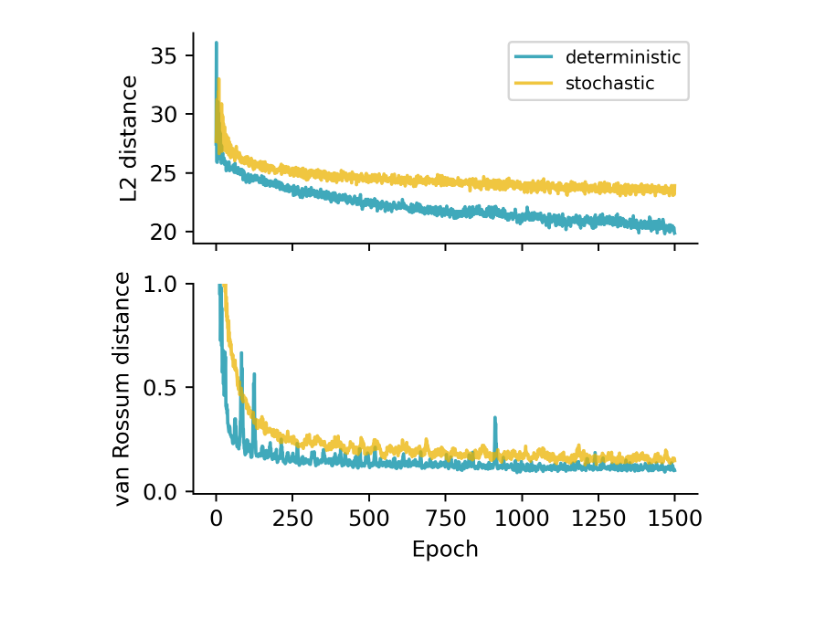
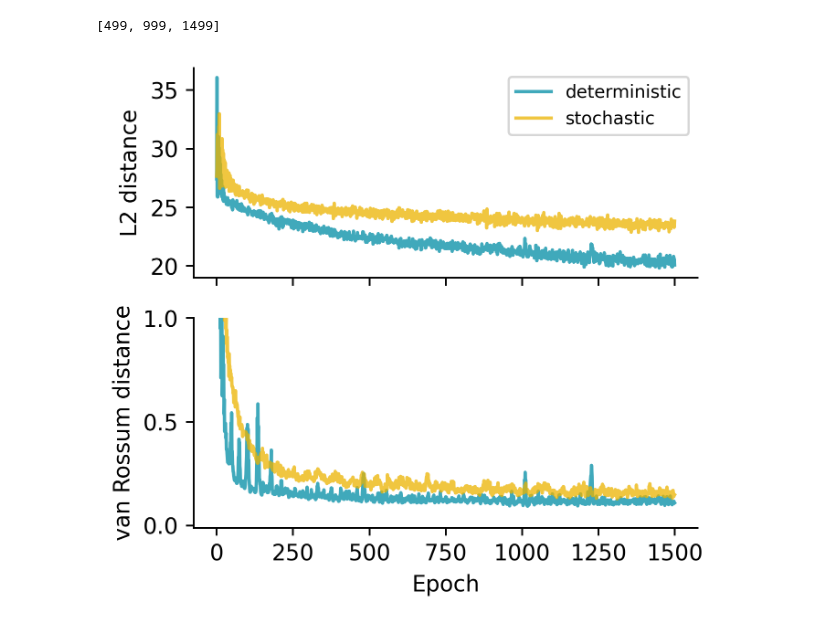
Before and after one commit to fmi-basel/surrogate-gradient-theory, a Jupyter notebook: Spike_train_matching/analysis/loss.ipynb, the cells around one changed output. Cells and saved outputs as stored; diff of their text form; code cells hidden in the pictures.

```diff
--- a/Spike_train_matching/analysis/loss.ipynb
+++ b/Spike_train_matching/analysis/loss.ipynb
@@ -15,5 +9,16 @@ epochs = [499, 999, 1499]
+# %%
+methods = ["superspike", "stochasticsuperspike"]
+dataset = "oxford"
+
+nb_epochs = 1500
+logging_freq = 500
+
+epochs = [e-1 for e in range(logging_freq, nb_epochs+1, logging_freq)]
+print(epochs)
+# %% [output]
+[499, 999, 1499]
 # %%
-path = "../experiments/Runs/{}/dataset=oxford/2024-04-24/{}/data"
+path = "../experiments/Runs/{}/dataset=oxford/Example/data"
 
 colors = {
     "stochasticsuperspike": "#EBB400",
@@ -28,26 +33,26 @@ data_path = "../experiments/dataset/{}.png".format(dataset)
 # %%
 fig, ax = plt.subplots(2,1, figsize=(4,3.6), dpi=350, sharex=True)
 
-for method, time in zip(methods, times):
-    m_vRd = np.concatenate([np.load(os.path.join(path.format(method, time), "loss_hist_vRd_{}.npy".format(epoch))) for epoch in epochs])
-    m_L2 = np.concatenate([np.load(os.path.join(path.format(method, time), "loss_hist_L2_{}.npy".format(epoch))) for epoch in epochs])
+for method in methods:
+    m_vRd = np.concatenate([np.load(os.path.join(path.format(method), "loss_hist_vRd_{}.npy".format(epoch))) for epoch in epochs])
+    m_L2 = np.concatenate([np.load(os.path.join(path.format(method), "loss_hist_L2_{}.npy".format(epoch))) for epoch in epochs])
 
     ax[1].plot(m_vRd, label=names[method], color=colors[method], alpha=0.75)
     # ax[1].fill_between(np.arange(len(m_vRd)), m_vRd - s_vRd, m_vRd + s_vRd, color=colors[method], alpha=0.25)
 
 
     ax[0].plot(m_L2, label=names[method], color=colors[method], alpha=0.75)
     # ax[0].fill_between(np.arange(len(m_L2)), m_L2 - s_L2, m_L2 + s_L2, color=colors[method], alpha=0.25)
 
 ax[1].set_xlabel("Epoch")
 ax[1].set_ylabel("van Rossum distance")
 ax[1].set_ylim(-0.01, 1)
 ax[1].set_yticks([0, 0.5, 1])
 
 ax[0].set_ylabel("L2 distance")
 ax[0].legend(fontsize=8)
 
 sns.despine()
 plt.tight_layout()
 # %% [output]
-[figure, old version]
+[figure, new version]
```
Also changed, not shown: parts of 1 cell of this notebook, 8 other files.
